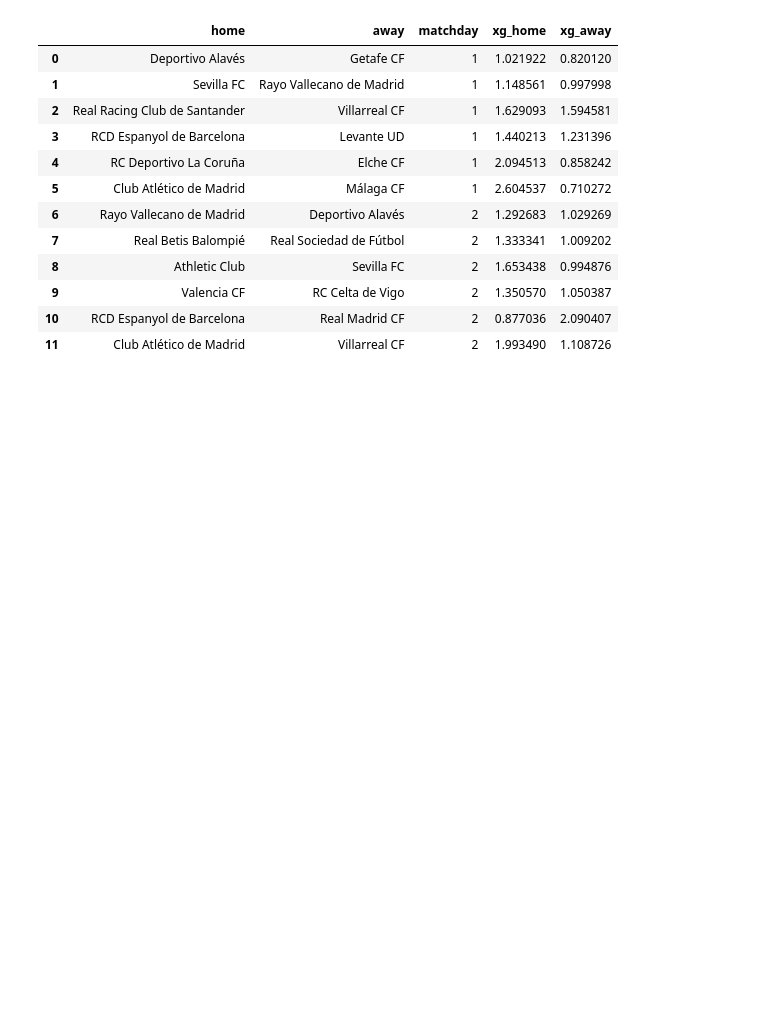
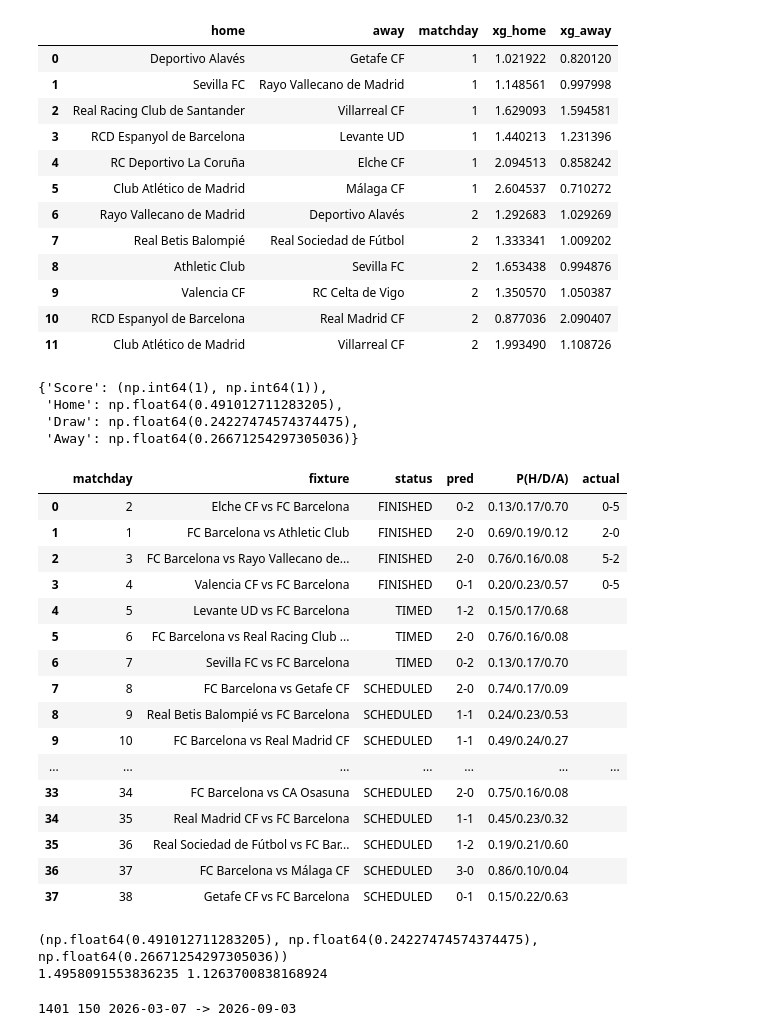
Before and after one commit to alexander-kiss1/Football-Analyzer, a Jupyter notebook: notebooks/explore.ipynb, the cells around one changed output. Cells and saved outputs as stored; diff of their text form; code cells hidden in the pictures; blank space fills up the shorter version.

```diff
--- a/notebooks/explore.ipynb
+++ b/notebooks/explore.ipynb
@@ -323,3 +323,68 @@ fixtures.loc[fixtures["status"] == "FINISHED", ["home", "away", "matchday", "xg_
 | 9 | Valencia CF | RC Celta de Vigo | 2 | 1.350570 | 1.050387 |
 | 10 | RCD Espanyol de Barcelona | Real Madrid CF | 2 | 0.877036 | 2.090407 |
 | 11 | Club Atlético de Madrid | Villarreal CF | 2 | 1.993490 | 1.108726 |
+# %%
+import numpy as np
+from scipy.stats import poisson
+
+def score_grid(lh, la, max_goals=10):
+    # Return a grid of probabilities for each scoreline (home, away) given expected goals lh and la
+    h = poisson.pmf(np.arange(max_goals + 1), lh)
+    a = poisson.pmf(np.arange(max_goals + 1), la)
+    grid = np.outer(h, a)
+    return grid / grid.sum()
+# %%
+def summarize(grid):
+    home_win = np.tril(grid, -1).sum()  # cells where i > j where home scored more
+    draw = np.trace(grid)              # cells where i == j
+    away_win = np.triu(grid, 1).sum()   # cells where i < j where away scored more
+    i, j = np.unravel_index(grid.argmax(), grid.shape) # most likely scoreline
+    return {"Score" : (i, j), "Home" : home_win, "Draw" : draw, "Away" : away_win}
+# %%
+g = score_grid(*expected_goals("Barcelona", "Real Madrid"))
+summarize(g)
+# %% [output]
+{'Score': (np.int64(1), np.int64(1)),
+ 'Home': np.float64(0.491012711283205),
+ 'Draw': np.float64(0.24227474574374475),
+ 'Away': np.float64(0.26671254297305036)}
+# %%
+def predict(home, away):
+    lh, la = expected_goals(home, away)
+    s = summarize(score_grid(lh, la))
+    s["xg"] = (round(lh, 2), round(la, 2))
+    return s
+# %%
+barca = fixtures[(fixtures["home_r"] == "Barcelona") | (fixtures["away_r"] == "Barcelona")].copy()
+
+rows = []
+for _, m in barca.iterrows():
+    p = predict(m["home_r"], m["away_r"])
+    rows.append({
+        "matchday": m["matchday"],
+        "fixture": f"{m['home']} vs {m['away']}",
+        "status": m["status"],
+        "pred": f'{p["Score"][0]}-{p["Score"][1]}',
+        "P(H/D/A)" : f'{p["Home"]:.2f}/{p["Draw"]:.2f}/{p["Away"]:.2f}',
+        "actual": "" if pd.isna(m["fh"]) else f'{int(m["fh"])}-{int(m["fa"])}',
+    })
+barca_pred = pd.DataFrame(rows)
+barca_pred
+# %% [output]
+|  | matchday | fixture | status | pred | P(H/D/A) | actual |
+| 0 | 2 | Elche CF vs FC Barcelona | FINISHED | 0-2 | 0.13/0.17/0.70 | 0-5 |
+| 1 | 1 | FC Barcelona vs Athletic Club | FINISHED | 2-0 | 0.69/0.19/0.12 | 2-0 |
+| 2 | 3 | FC Barcelona vs Rayo Vallecano de... | FINISHED | 2-0 | 0.76/0.16/0.08 | 5-2 |
+| 3 | 4 | Valencia CF vs FC Barcelona | FINISHED | 0-1 | 0.20/0.23/0.57 | 0-5 |
+| 4 | 5 | Levante UD vs FC Barcelona | TIMED | 1-2 | 0.15/0.17/0.68 |  |
+| 5 | 6 | FC Barcelona vs Real Racing Club ... | TIMED | 2-0 | 0.76/0.16/0.08 |  |
+| 6 | 7 | Sevilla FC vs FC Barcelona | TIMED | 0-2 | 0.13/0.17/0.70 |  |
+| 7 | 8 | FC Barcelona vs Getafe CF | SCHEDULED | 2-0 | 0.74/0.17/0.09 |  |
+| 8 | 9 | Real Betis Balompié vs FC Barcelona | SCHEDULED | 1-1 | 0.24/0.23/0.53 |  |
+| 9 | 10 | FC Barcelona vs Real Madrid CF | SCHEDULED | 1-1 | 0.49/0.24/0.27 |  |
+| ... | ... | ... | ... | ... | ... | ... |
+| 33 | 34 | FC Barcelona vs CA Osasuna | SCHEDULED | 2-0 | 0.75/0.16/0.08 |  |
+| 34 | 35 | Real Madrid CF vs FC Barcelona | SCHEDULED | 1-1 | 0.45/0.23/0.32 |  |
+| 35 | 36 | Real Sociedad de Fútbol vs FC Bar... | SCHEDULED | 1-2 | 0.19/0.21/0.60 |  |
+| 36 | 37 | FC Barcelona vs Málaga CF | SCHEDULED | 3-0 | 0.86/0.10/0.04 |  |
+| 37 | 38 | Getafe CF vs FC Barcelona | SCHEDULED | 0-1 | 0.15/0.22/0.63 |  |
@@ -325,0 +429,14 @@ fixtures.loc[fixtures["status"] == "FINISHED", ["home", "away", "matchday", "xg_
+# %%
+m_all = fit_ratings(recent)
+print(predict_hda(m_all, "Barcelona", "Real Madrid"))
+print(m_all["home_avg"], m_all["away_avg"])
+# %% [output]
+(np.float64(0.491012711283205), np.float64(0.24227474574374475), np.float64(0.26671254297305036))
+1.4958091553836235 1.1263700838168924
+# %%
+rs = recent.sort_values("MatchDate")
+train, test = rs.iloc[:-150], rs.iloc[-150:]
+model = fit_ratings(train)
+print(len(train), len(test), test["MatchDate"].min().date(), "->", test["MatchDate"].max().date())
+# %% [output]
+1401 150 2026-03-07 -> 2026-09-03
```
Also changed, not shown: parts of 16 cells of this notebook, 1 other file.
